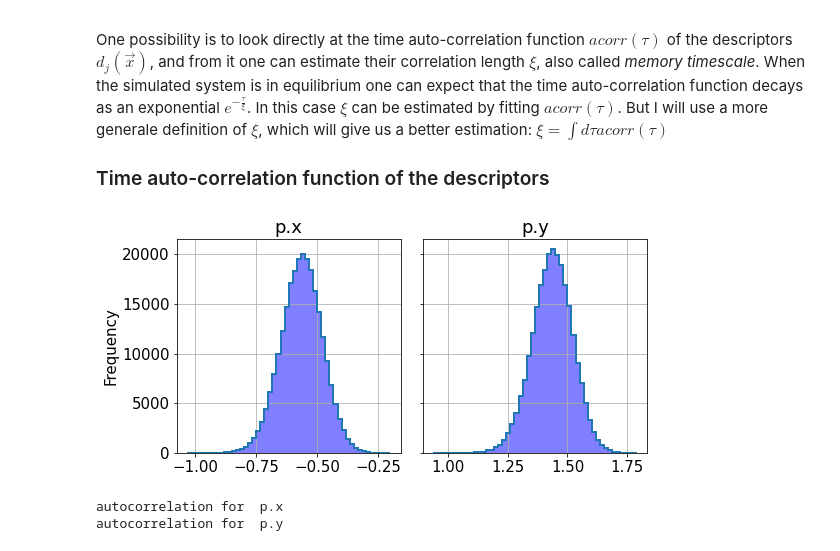
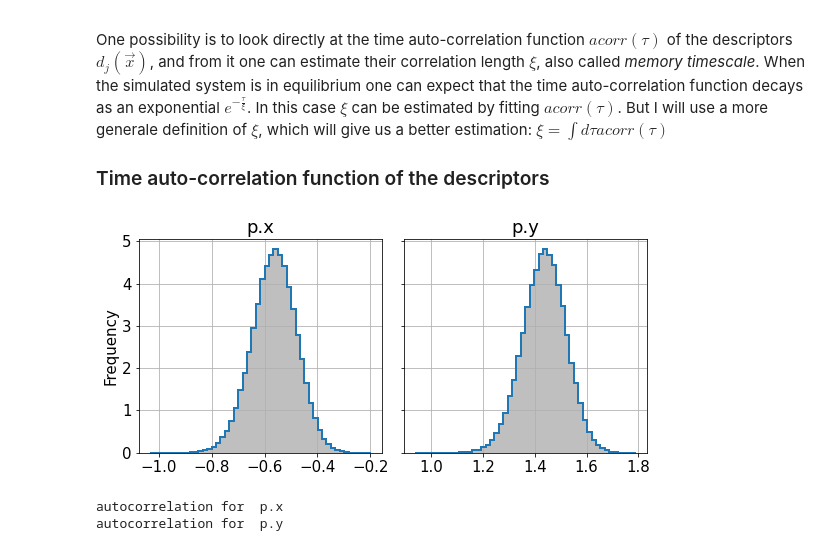
Before and after one commit to nicolopedrani/Hyper-TICA, a Jupyter notebook: Toy_Model/iterative-TICA.ipynb, the cells around one changed output. Drawn from its saved outputs; the diff is of its cells as text; code cells hidden in the pictures.

```diff
--- a/Toy_Model/iterative-TICA.ipynb
+++ b/Toy_Model/iterative-TICA.ipynb
@@ -179,7 +176,7 @@ plt.tight_layout()
 s = load_dataframe("unbias/COLVAR").filter(regex="^p").to_numpy()
 logweight=np.zeros(s.shape[0])
 
-fig, ax = plt.subplots(figsize=(8,8))
+fig, ax = plt.subplots(figsize=(6,6))
 for i in range(2):
     fes,grid,bounds,error = compute_fes(s[:,i], weights=np.exp(logweight),
                                         kbt=sim_parameters["temp"],
@@ -240,17 +237,17 @@ One possibility is to look directly at the time auto-correlation function $acorr
 # %%
 data = load_dataframe("unbias/COLVAR")
 descriptors_names = data.filter(regex='^p').columns.values
 
 fig,axs = plt.subplots(1,2,figsize=(8,4),sharey=True)
 
 for ax,desc in zip(axs.flatten(),descriptors_names):
-    data[desc].plot.hist(bins=50,alpha=1,ax=ax,legend=False,grid=True,histtype='step',linewidth=2)
-    data[desc].plot.hist(bins=50,alpha=0.5,ax=ax,legend=False,grid=True,color="b")
+    data[desc].plot.hist(bins=50,alpha=1,ax=ax,legend=False,grid=True,histtype='step',linewidth=2,density=True)
+    data[desc].plot.hist(bins=50,alpha=0.5,ax=ax,legend=False,grid=True,color="grey",density=True)
     ax.set_title(desc)
 
 plt.tight_layout()
 # %% [output]
-[figure, old version]
+[figure, new version]
 # %%
 fig,axs = plt.subplots(1,2,figsize=(8,4),sharey=True)
 
```
Also changed, not shown: parts of 20 cells of this notebook, 3 other files.
